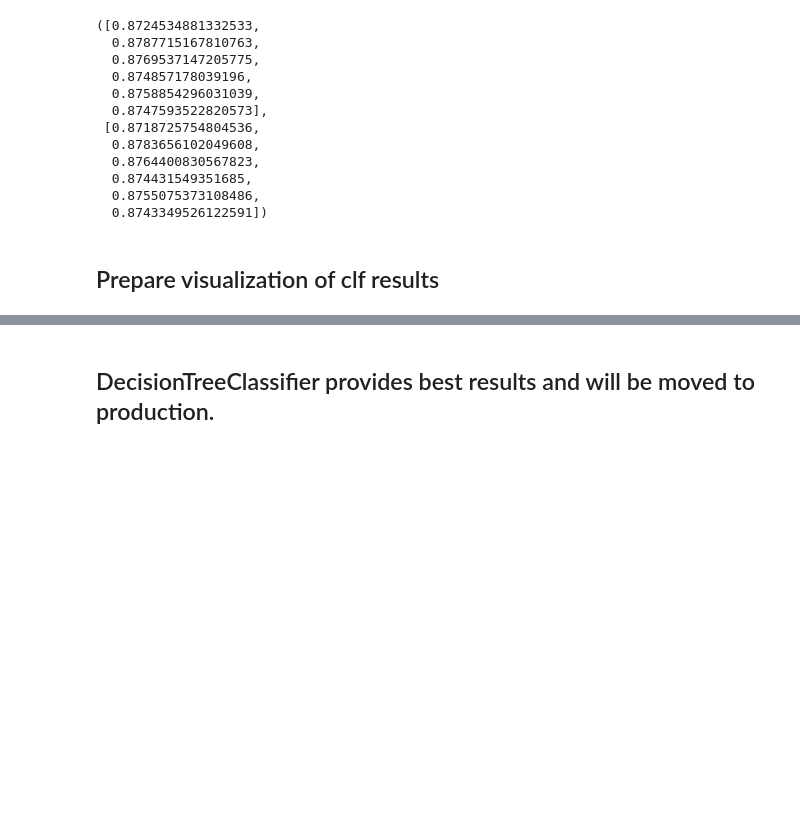
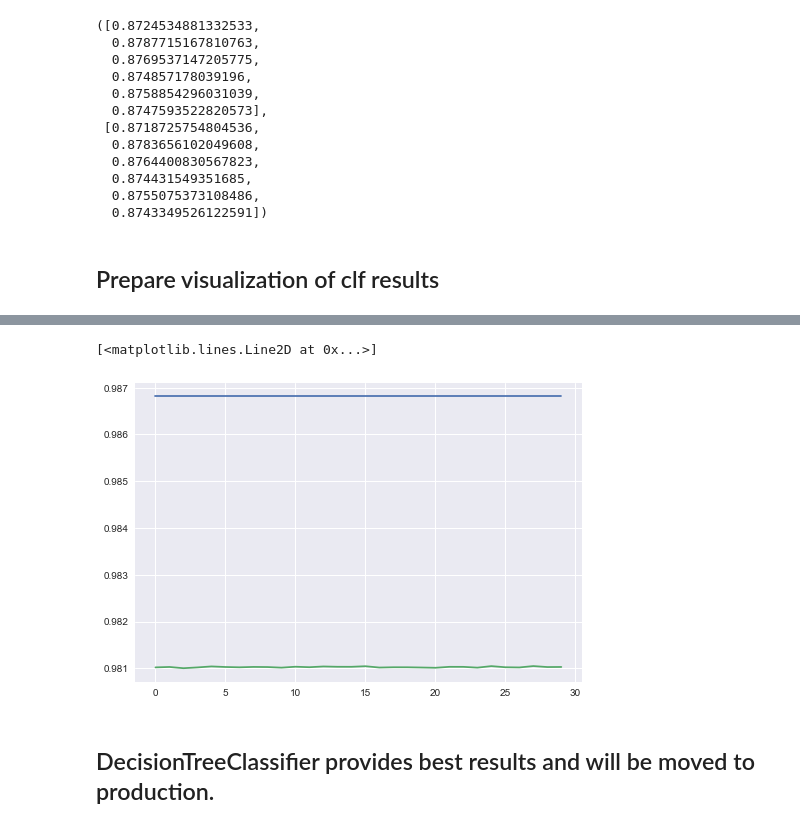
Before and after one commit to sellis4536/uncc_project03_final, a Jupyter notebook: NCVotingLearn_Final.ipynb, the cells around one changed output, grey strips where cells are left out. Saved outputs shown, nothing was run; the diff lists cells and outputs as text; code cells hidden in the pictures; blank space fills up the shorter version.

```diff
--- a/NCVotingLearn_Final.ipynb
+++ b/NCVotingLearn_Final.ipynb
@@ -696,19 +714,22 @@ plt.plot(range(98), test_auc)
 # %%
 train_auc = []
 test_auc = []
 
 for i in range(30):
-    clf = RandomForestClassifier(max_depth=15, max_leaf_nodes=80, min_samples_split=9,
-                                 n_estimators=25)
-
+#    clf = RandomForestClassifier(max_depth=15, max_leaf_nodes=80, min_samples_split=9,
+#                                 n_estimators=25)
+    clf=clfDT1
     clf.fit(X_train, y_train.values.ravel())
     train_auc.append(roc_auc_score(y_train, clf.predict(X_train)))
     test_auc.append(roc_auc_score(y_test, clf.predict(X_test)))
 
 train_auc, test_auc
 
 plt.plot(range(30), train_auc)
 plt.plot(range(30), test_auc)
+# %% [output]
+[<matplotlib.lines.Line2D at 0x...>]
+[figure, added]
 # %% [markdown]
 ## DecisionTreeClassifier provides best results and will be moved to production.
 # %% [markdown]
```
Also changed, not shown: parts of 12 cells of this notebook.
